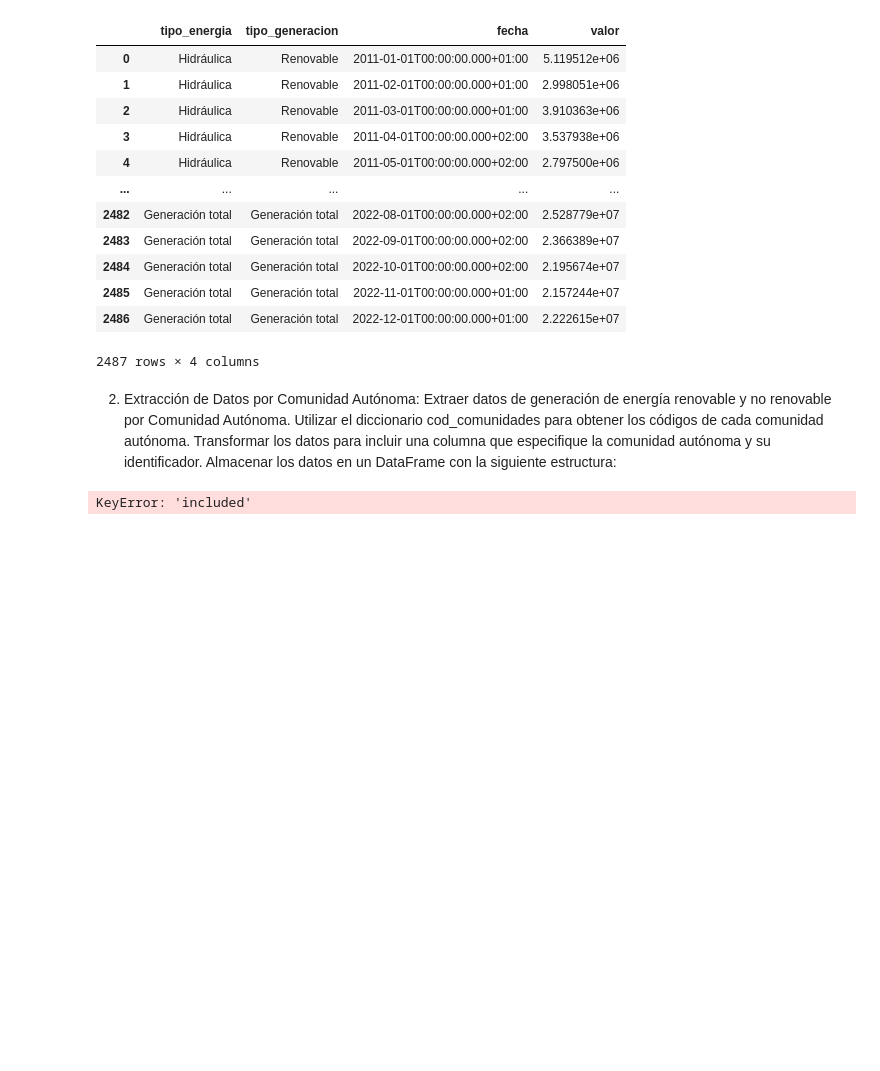
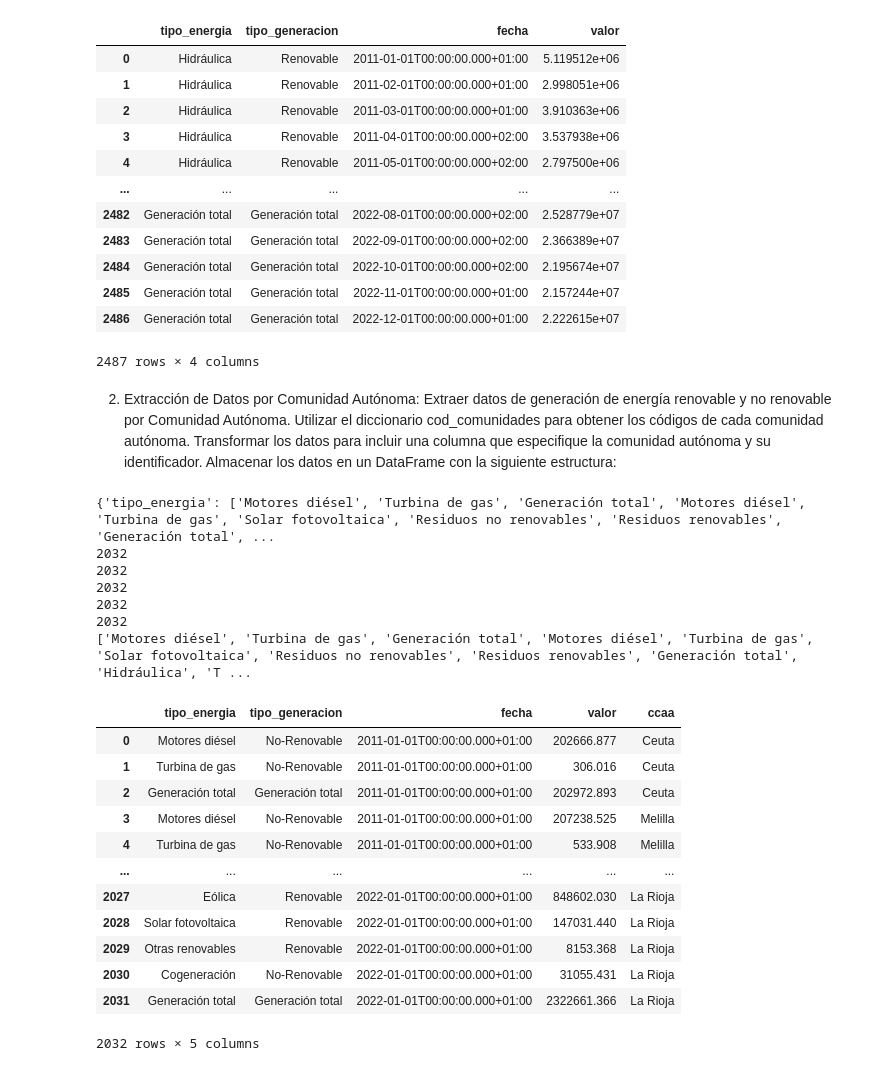
Before and after one commit to Adalab/promo-F-modulo1-sprint1-pairprogramming-Sara-Yohanna, a Jupyter notebook: pp_m2_apis.ipynb, the cells around one changed output. Saved outputs shown, nothing was run; the diff lists cells and outputs as text; code cells hidden in the pictures; blank space fills up the shorter version.

```diff
--- a/pp_m2_apis.ipynb
+++ b/pp_m2_apis.ipynb
@@ -181,24 +145,53 @@ resultado_ccaa = {"tipo_energia": [],
                     "fecha": [],
                     "valor": [],
                     "ccaa": []}
+def extraer_energias_ccaa(diccionario_ccaa, cod_comunidades):
+    for año in range(2011,2023):
+        for key, ccaa in cod_comunidades.items():
 
+            url_ccaa = f"https://apidatos.ree.es/es/datos/generacion/estructura-generacion?start_date={año}-01-01T00:00&end_date={año}-12-31T23:59&time_trunc=year&geo_limit=ccaa&geo_ids={ccaa}"
+            json_energia_cca = requests.get(url_ccaa).json()
 
-
-for año in range(2011,2023):
-
-    for key, ccaa in cod_comunidades.items():
-
-        url = f"https://apidatos.ree.es/es/datos/generacion/estructura-generacion?start_date={año}-01-01T00:00&end_date={año}-12-31T23:59&time_trunc=month?geo_ids={ccaa}"
-
-        json_energia = requests.get(url).json()
-
-        for energia in json_energia["included"]:    #en cada lista dentro de un diccionario hay que hacer un for
-            for mes in energia["attributes"]["values"]:
-                resultado_ccaa["fecha"].append(mes["datetime"])
-                resultado_ccaa["valor"].append(mes["value"])
-                resultado_ccaa["tipo_energia"].append(energia["type"])
-                resultado_ccaa["tipo_generacion"].append(energia["attributes"]["type"])
-                resultado_ccaa["ccaa"].append(energia)
-                # Falta añadir la ccaa
+            for energia in json_energia_cca["included"]:    #en cada lista dentro de un diccionario hay que hacer un for
+                for mes in energia["attributes"]["values"]:
+                    diccionario_ccaa["fecha"].append(mes["datetime"])
+                    diccionario_ccaa["valor"].append(mes["value"])
+                    diccionario_ccaa["tipo_energia"].append(energia["type"])
+                    diccionario_ccaa["tipo_generacion"].append(energia["attributes"]["type"])
+                    diccionario_ccaa["ccaa"].append(key)
+    return diccionario_ccaa
-# %% [output]
-KeyError: 'included'
+# %%
+resultado_ccaa = extraer_energias_ccaa(resultado_ccaa, cod_comunidades)
+# %%
+print(resultado_ccaa)
+print(len(resultado_ccaa["tipo_energia"]))
+print(len(resultado_ccaa["tipo_generacion"]))
+print(len(resultado_ccaa["fecha"]))
+print(len(resultado_ccaa["valor"]))
+print(len(resultado_ccaa["ccaa"]))
+
+print(resultado_ccaa["tipo_energia"])
+
+tabla_energia_ccaa = pd.DataFrame(resultado_ccaa)
+tabla_energia_ccaa
+# %% [output]
+{'tipo_energia': ['Motores diésel', 'Turbina de gas', 'Generación total', 'Motores diésel', 'Turbina de gas', 'Solar fotovoltaica', 'Residuos no renovables', 'Residuos renovables', 'Generación total', ...
+2032
+2032
+2032
+2032
+2032
+['Motores diésel', 'Turbina de gas', 'Generación total', 'Motores diésel', 'Turbina de gas', 'Solar fotovoltaica', 'Residuos no renovables', 'Residuos renovables', 'Generación total', 'Hidráulica', 'T ...
+|  | tipo_energia | tipo_generacion | fecha | valor | ccaa |
+| 0 | Motores diésel | No-Renovable | 2011-01-01T00:00:00.000+01:00 | 202666.877 | Ceuta |
+| 1 | Turbina de gas | No-Renovable | 2011-01-01T00:00:00.000+01:00 | 306.016 | Ceuta |
+| 2 | Generación total | Generación total | 2011-01-01T00:00:00.000+01:00 | 202972.893 | Ceuta |
+| 3 | Motores diésel | No-Renovable | 2011-01-01T00:00:00.000+01:00 | 207238.525 | Melilla |
+| 4 | Turbina de gas | No-Renovable | 2011-01-01T00:00:00.000+01:00 | 533.908 | Melilla |
+| ... | ... | ... | ... | ... | ... |
+| 2027 | Eólica | Renovable | 2022-01-01T00:00:00.000+01:00 | 848602.030 | La Rioja |
+| 2028 | Solar fotovoltaica | Renovable | 2022-01-01T00:00:00.000+01:00 | 147031.440 | La Rioja |
+| 2029 | Otras renovables | Renovable | 2022-01-01T00:00:00.000+01:00 | 8153.368 | La Rioja |
+| 2030 | Cogeneración | No-Renovable | 2022-01-01T00:00:00.000+01:00 | 31055.431 | La Rioja |
+| 2031 | Generación total | Generación total | 2022-01-01T00:00:00.000+01:00 | 2322661.366 | La Rioja |
+2032 rows × 5 columns
```
Also changed, not shown: parts of 7 cells of this notebook, 1 other file.
